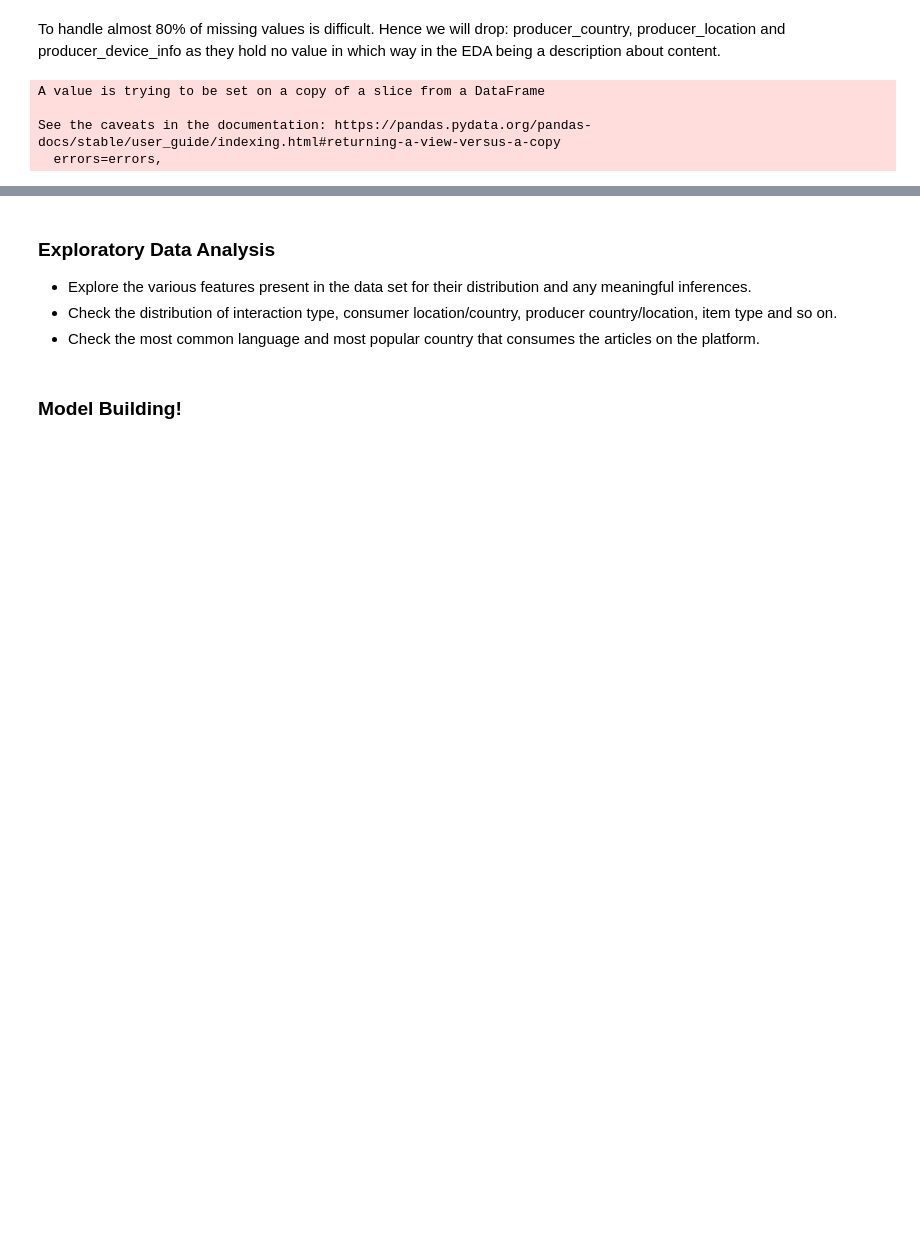
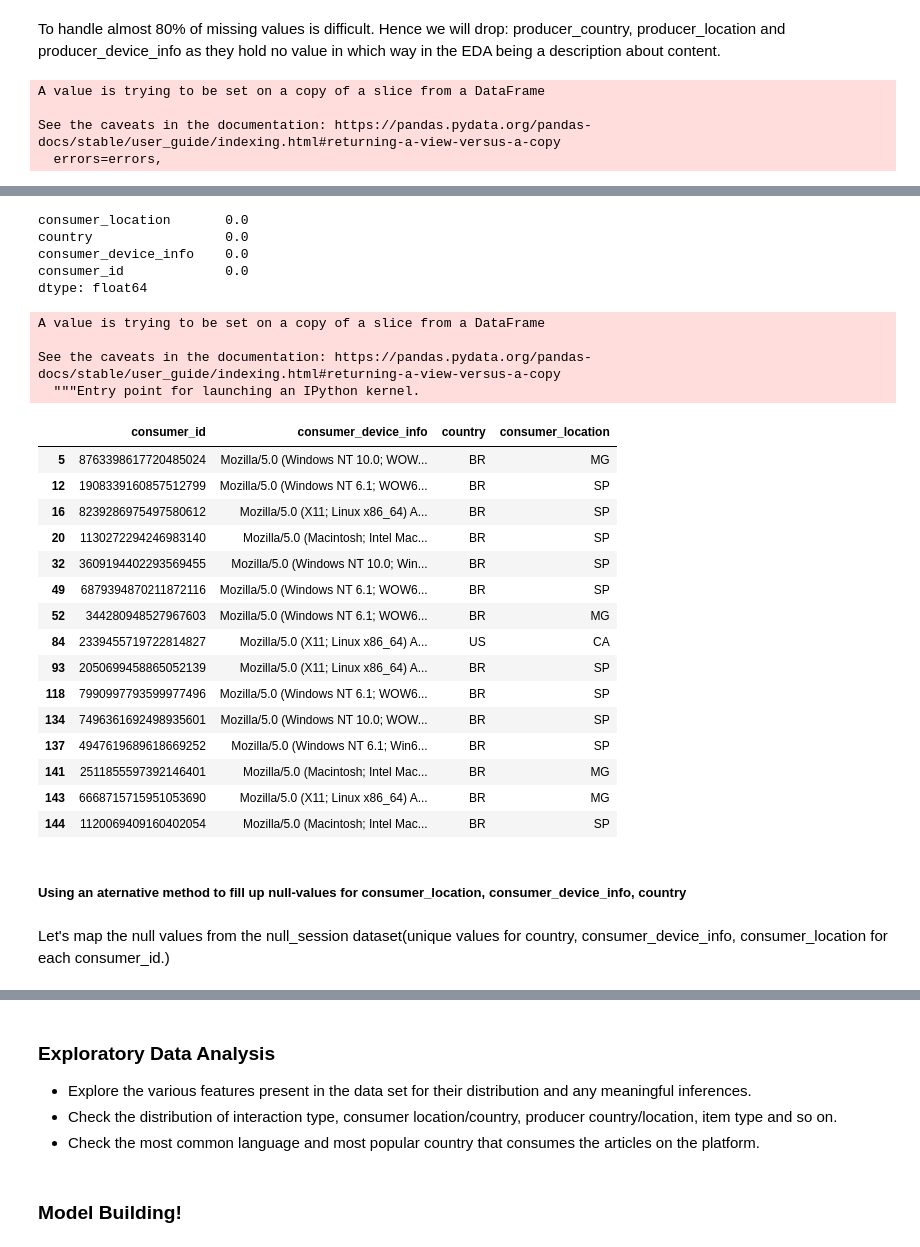
Before and after one commit to ishitamahindroo/NewsRecommendor, a Jupyter notebook: capstone0.ipynb, the cells around one changed output, grey strips where cells are left out. Saved outputs shown, nothing was run; the diff lists cells and outputs as text; code cells hidden in the pictures; blank space fills up the shorter version.

```diff
--- a/capstone0.ipynb
+++ b/capstone0.ipynb
@@ -335,0 +371,3 @@ print(eng_content['producer_id'].nunique())
+# %%
+null_session = []
+null_session = con_trans[['consumer_id', 'consumer_device_info','country','consumer_location']]
@@ -335,0 +391,40 @@ print(eng_content['producer_id'].nunique())
+# %%
+#checking.
+print(round(100*(null_session.isnull().sum()/len(null_session.index)), 2).sort_values(ascending=False))
+# %% [output]
+consumer_location       0.0
+country                 0.0
+consumer_device_info    0.0
+consumer_id             0.0
+dtype: float64
+# %%
+#dropping duplicate to have exclusive unique values
+null_session.drop_duplicates(['consumer_id'], keep = 'first', inplace=True)
+# %% [output]
+A value is trying to be set on a copy of a slice from a DataFrame
+
+See the caveats in the documentation: https://pandas.pydata.org/pandas-docs/stable/user_guide/indexing.html#returning-a-view-versus-a-copy
+  """Entry point for launching an IPython kernel.
+# %%
+null_session.head(15)
+# %% [output]
+|  | consumer_id | consumer_device_info | country | consumer_location |
+| 5 | 8763398617720485024 | Mozilla/5.0 (Windows NT 10.0; WOW... | BR | MG |
+| 12 | 1908339160857512799 | Mozilla/5.0 (Windows NT 6.1; WOW6... | BR | SP |
+| 16 | 8239286975497580612 | Mozilla/5.0 (X11; Linux x86_64) A... | BR | SP |
+| 20 | 1130272294246983140 | Mozilla/5.0 (Macintosh; Intel Mac... | BR | SP |
+| 32 | 3609194402293569455 | Mozilla/5.0 (Windows NT 10.0; Win... | BR | SP |
+| 49 | 6879394870211872116 | Mozilla/5.0 (Windows NT 6.1; WOW6... | BR | SP |
+| 52 | 344280948527967603 | Mozilla/5.0 (Windows NT 6.1; WOW6... | BR | MG |
+| 84 | 2339455719722814827 | Mozilla/5.0 (X11; Linux x86_64) A... | US | CA |
+| 93 | 2050699458865052139 | Mozilla/5.0 (X11; Linux x86_64) A... | BR | SP |
+| 118 | 7990997793599977496 | Mozilla/5.0 (Windows NT 6.1; WOW6... | BR | SP |
+| 134 | 7496361692498935601 | Mozilla/5.0 (Windows NT 10.0; WOW... | BR | SP |
+| 137 | 4947619689618669252 | Mozilla/5.0 (Windows NT 6.1; Win6... | BR | SP |
+| 141 | 2511855597392146401 | Mozilla/5.0 (Macintosh; Intel Mac... | BR | MG |
+| 143 | 6668715715951053690 | Mozilla/5.0 (X11; Linux x86_64) A... | BR | MG |
+| 144 | 1120069409160402054 | Mozilla/5.0 (Macintosh; Intel Mac... | BR | SP |
+# %% [markdown]
+##### Using an aternative method to fill up null-values for **consumer_location, consumer_device_info, country**
+# %% [markdown]
+Let's map the null values from the null_session dataset(unique values for country, consumer_device_info, consumer_location for each consumer_id.)
```
Also changed, not shown: parts of 60 cells of this notebook.
